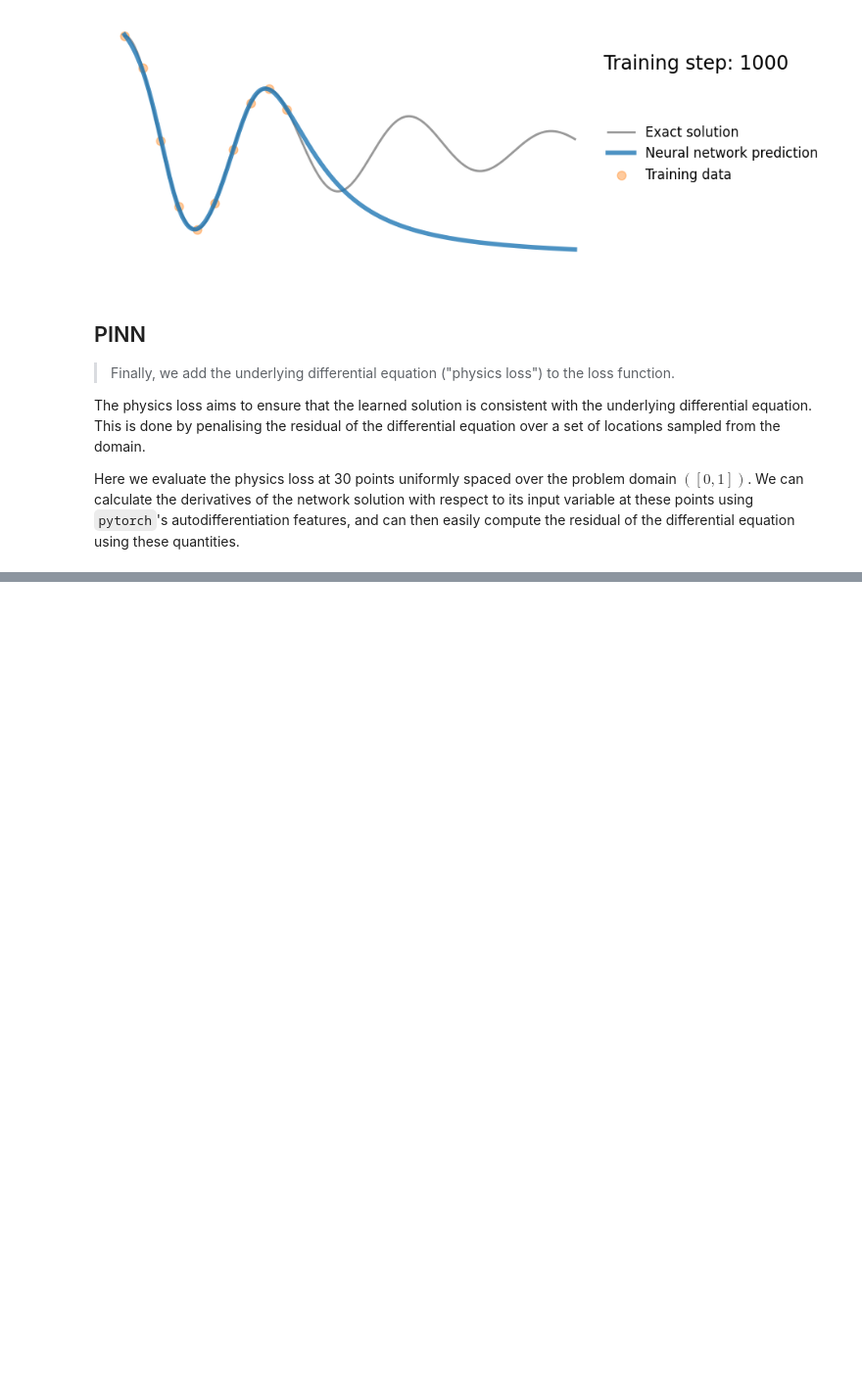
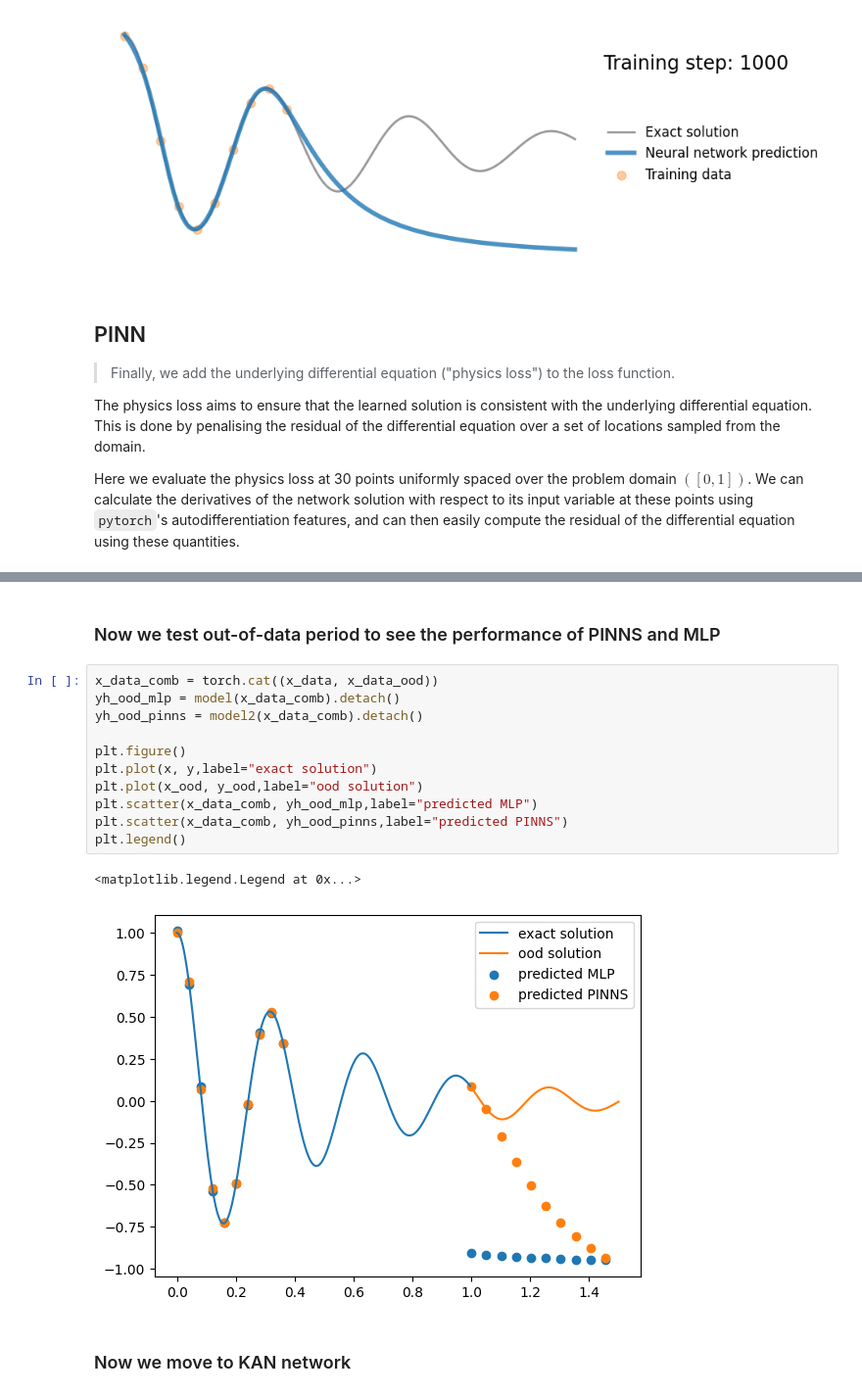
Before and after one commit to HsiuWen/SciML_PPP, a Jupyter notebook: Harmonic oscillator PINN.ipynb, the cells around one changed output, grey strips where cells are left out. Shown: that part at 98% size. Saved outputs shown, nothing was run; the diff lists cells and outputs as text; blank space fills up the shorter version.

```diff
--- a/Harmonic oscillator PINN.ipynb
+++ b/Harmonic oscillator PINN.ipynb
@@ -230,0 +254,18 @@ save_gif_PIL("pinn.gif", files, fps=20, loop=0)
+# %% [markdown]
+### Now we test out-of-data period to see the performance of PINNS and MLP
+# %%
+x_data_comb = torch.cat((x_data, x_data_ood))
+yh_ood_mlp = model(x_data_comb).detach()
+yh_ood_pinns = model2(x_data_comb).detach()
+
+plt.figure()
+plt.plot(x, y,label="exact solution")
+plt.plot(x_ood, y_ood,label="ood solution")
+plt.scatter(x_data_comb, yh_ood_mlp,label="predicted MLP")
+plt.scatter(x_data_comb, yh_ood_pinns,label="predicted PINNS")
+plt.legend()
+# %% [output]
+<matplotlib.legend.Legend at 0x...>
+[figure, added]
+# %% [markdown]
+### Now we move to KAN network
```
Also changed, not shown: parts of 9 cells of this notebook, 3 other files.
